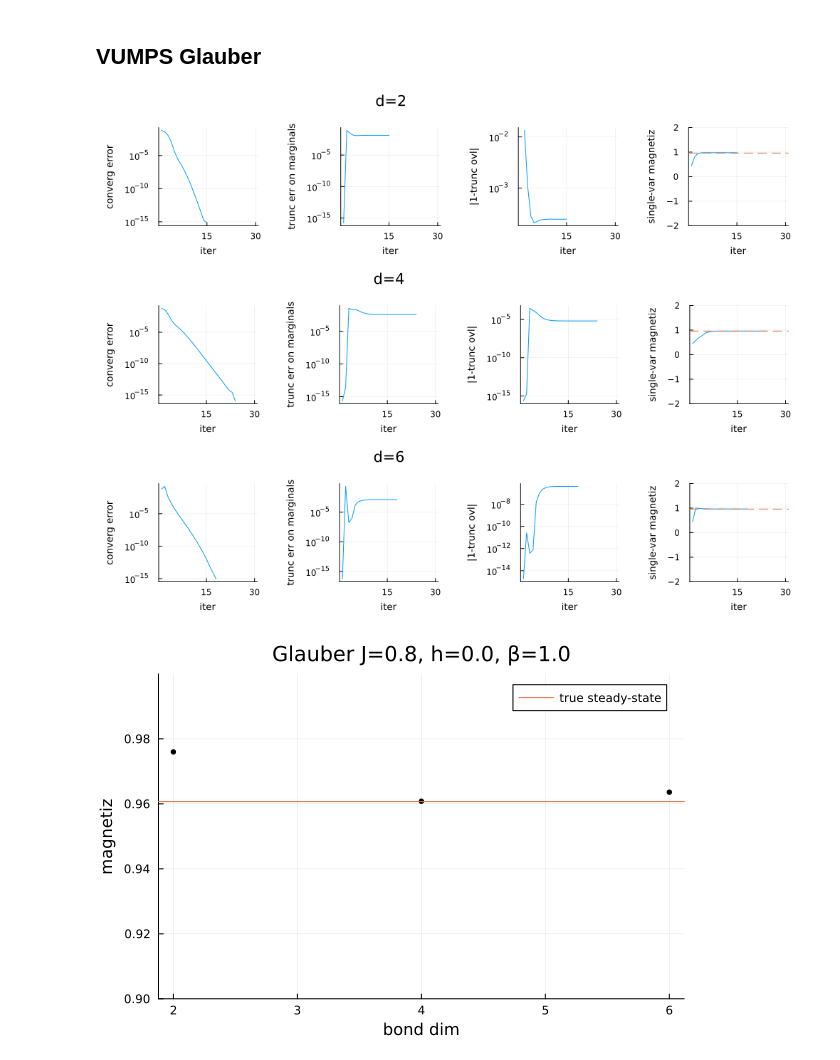
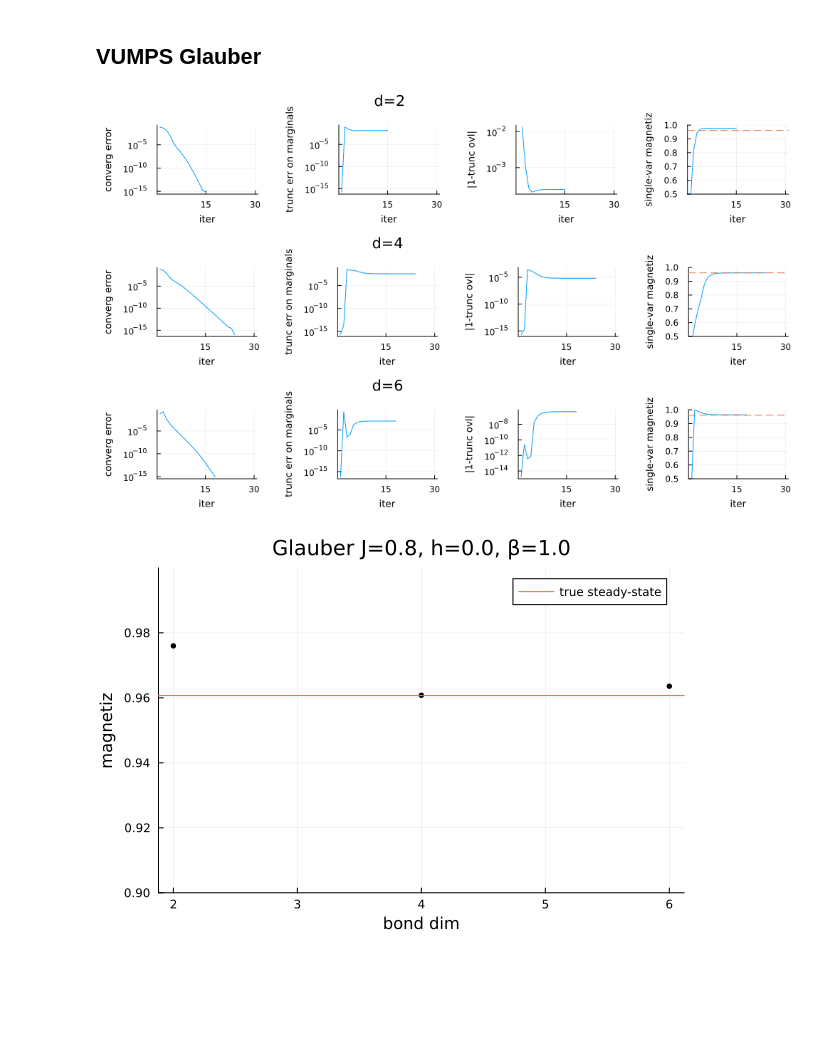
Before and after one commit to stecrotti/EternalDynamicCavity, a Jupyter notebook: notebooks/plots.ipynb, the cells around one changed output. Drawn from its saved outputs; the diff is of its cells as text; code cells hidden in the pictures; blank space fills up the shorter version.

```diff
--- a/notebooks/plots.ipynb
+++ b/notebooks/plots.ipynb
@@ -38,16 +38,16 @@ data = load("../data/vumps_glauber.jld2")
 # %%
 pls = map(zip(ε, err, ovl, ds, bel)) do (εs, errs, ovls, d, beliefs)
     p1 = plot(replace(εs, 0.0 => NaN), xlabel="iter", yaxis=:log10, ylabel="converg error", label="")
     p2 = plot(errs, xlabel="iter", yaxis=:log10, ylabel="trunc err on marginals", label="", title="d=$d")
     p3 = plot(abs.(1 .- replace(ovls, 1.0 => NaN)), xlabel="iter", yaxis=:log10, ylabel="|1-trunc ovl|", label="")
-    p4 = plot([reduce(-, b) for b in beliefs], ylabel="single-var magnetiz", ylims=(-2,2), label="")
+    p4 = plot([reduce(-, b) for b in beliefs], ylabel="single-var magnetiz", ylims=(0.5,1), label="")
     hline!(p4, [m_ss] , label="", ls=:dash)
-    plot(p1, p2, p3, p4, layout=(1,4), size=(1200,250), margin=5Plots.mm, labelfontsize=9)
+    plot(p1, p2, p3, p4, layout=(1,4), size=(1200,200), margin=5Plots.mm, labelfontsize=9)
 end
-pl = plot(pls..., layout=(length(ds),1), size=(1000, 250*length(ds)), margin=5Plots.mm,
+pl = plot(pls..., layout=(length(ds),1), size=(1000, 200*length(ds)), margin=5Plots.mm,
     xticks = 0:(maxiter÷2):maxiter, xlabel="iter")
 # %% [output]
-[figure, old version]
+[figure, new version]
 # %%
 ps = [reduce(-, b[findlast(x->!all(isnan, x), b)]) for b in bel]
 pl_ps = scatter(ds, ps, xlabel="bond dim", ylabel="magnetiz", label="",
```
Also changed, not shown: parts of 1 cell of this notebook.
